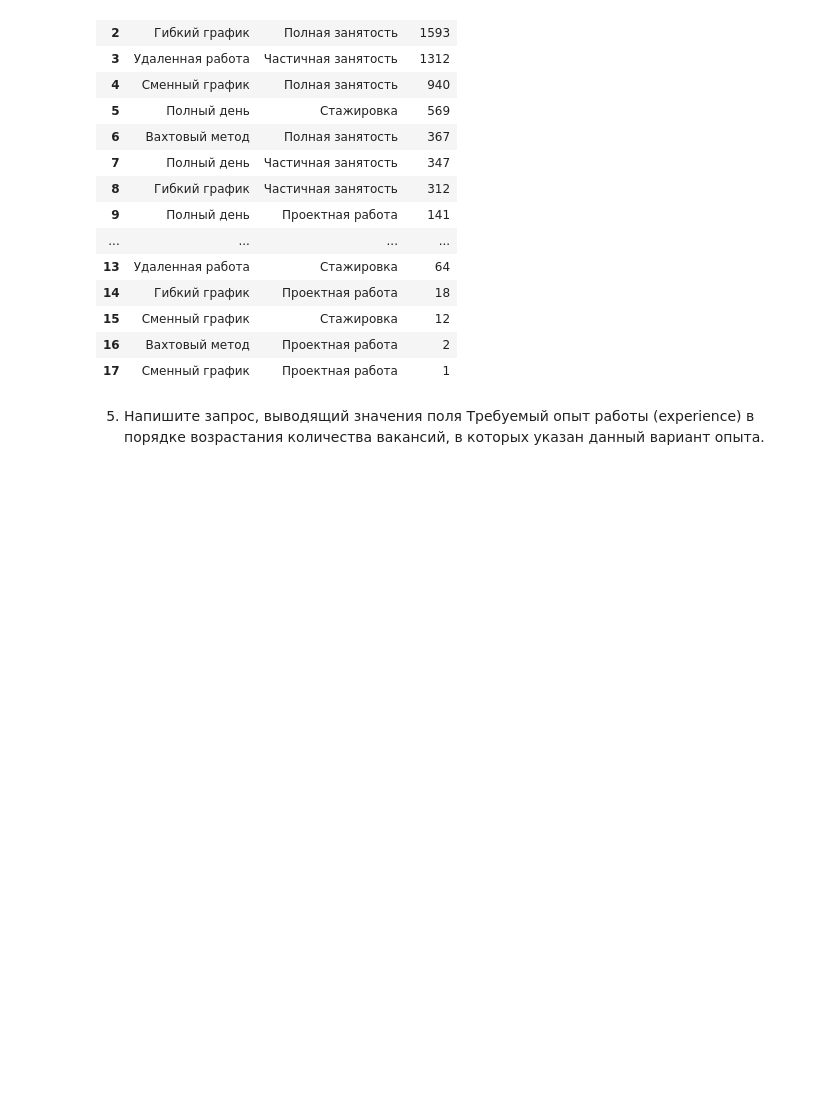
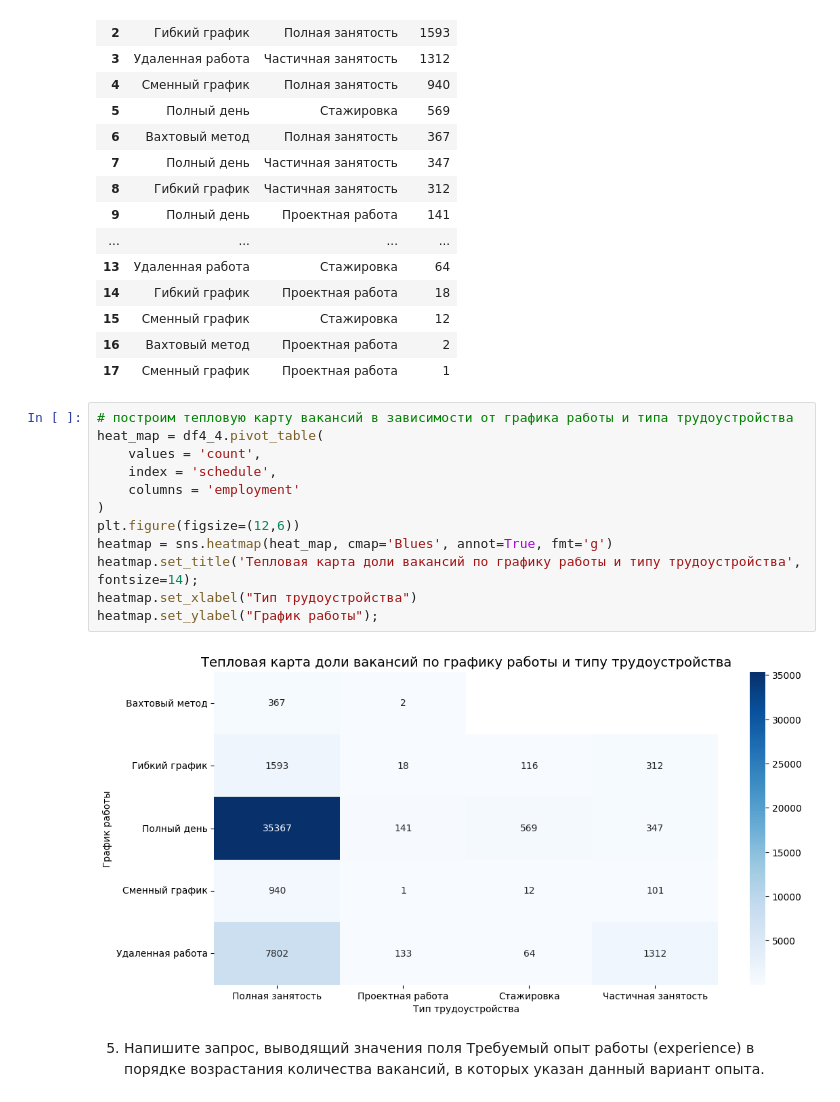
Before and after one commit to V3ence/DS_education, a Jupyter notebook: project_2/Project_2_Ноутбук_шаблон.ipynb, the cells around one changed output. Saved outputs shown, nothing was run; the diff lists cells and outputs as text; blank space fills up the shorter version.

```diff
--- a/project_2/Project_2_Ноутбук_шаблон.ipynb
+++ b/project_2/Project_2_Ноутбук_шаблон.ipynb
@@ -179,6 +231,20 @@ display(df4_4)
 | 15 | Сменный график | Стажировка | 12 |
 | 16 | Вахтовый метод | Проектная работа | 2 |
 | 17 | Сменный график | Проектная работа | 1 |
+# %%
+# построим тепловую карту вакансий в зависимости от графика работы и типа трудоустройства
+heat_map = df4_4.pivot_table(
+    values = 'count',
+    index = 'schedule',
+    columns = 'employment'
+)
+plt.figure(figsize=(12,6))
+heatmap = sns.heatmap(heat_map, cmap='Blues', annot=True, fmt='g')
+heatmap.set_title('Тепловая карта доли вакансий по графику работы и типу трудоустройства', fontsize=14);
+heatmap.set_xlabel("Тип трудоустройства")
+heatmap.set_ylabel("График работы");
+# %% [output]
+[figure, added]
 # %% [markdown]
 5. Напишите запрос, выводящий значения поля Требуемый опыт работы (experience) в порядке возрастания количества вакансий, в которых указан данный вариант опыта.
 # %%
```
Also changed, not shown: parts of 69 cells of this notebook.
